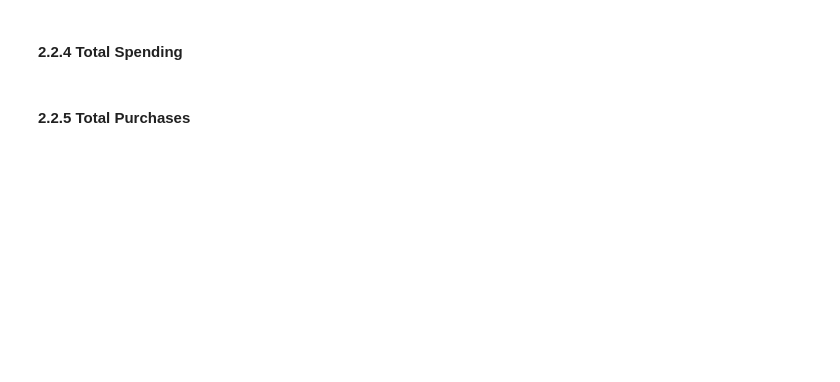
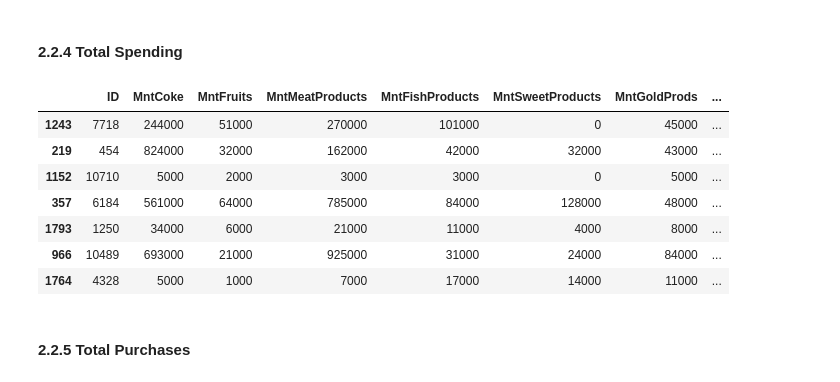
Before and after one commit to AcilRestu12/customer-personality-prediction, a Jupyter notebook: code/MinPro 1_Tugas 1.ipynb, the cells around one changed output. Saved outputs shown, nothing was run; the diff lists cells and outputs as text; code cells hidden in the pictures; blank space fills up the shorter version.

```diff
--- a/code/MinPro 1_Tugas 1.ipynb
+++ b/code/MinPro 1_Tugas 1.ipynb
@@ -65,6 +100,17 @@ df['Total_Kids'] = df['Kidhome'] + df['Teenhome']
 # %%
 # Total_Spending : Menjumlahkan seluruh pengeluaran produk
 df['Total_Spending'] = df['MntCoke'] + df['MntFruits'] + df['MntMeatProducts'] + df['MntFishProducts'] + df['MntSweetProducts'] + df['MntGoldProds']
+# %%
+df[['ID', 'MntCoke', 'MntFruits', 'MntMeatProducts', 'MntFishProducts', 'MntSweetProducts', 'MntGoldProds', 'Total_Spending']].sample(7)
+# %% [output]
+|  | ID | MntCoke | MntFruits | MntMeatProducts | MntFishProducts | MntSweetProducts | MntGoldProds | ... |
+| 1243 | 7718 | 244000 | 51000 | 270000 | 101000 | 0 | 45000 | ... |
+| 219 | 454 | 824000 | 32000 | 162000 | 42000 | 32000 | 43000 | ... |
+| 1152 | 10710 | 5000 | 2000 | 3000 | 3000 | 0 | 5000 | ... |
+| 357 | 6184 | 561000 | 64000 | 785000 | 84000 | 128000 | 48000 | ... |
+| 1793 | 1250 | 34000 | 6000 | 21000 | 11000 | 4000 | 8000 | ... |
+| 966 | 10489 | 693000 | 21000 | 925000 | 31000 | 24000 | 84000 | ... |
+| 1764 | 4328 | 5000 | 1000 | 7000 | 17000 | 14000 | 11000 | ... |
 # %% [markdown]
 #### 2.2.5 Total Purchases
 # %%
```
Also changed, not shown: parts of 10 cells of this notebook, 2 other files.
